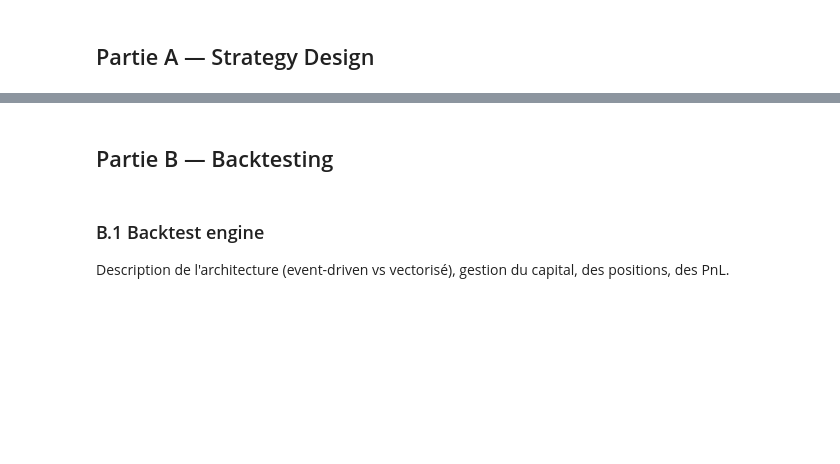
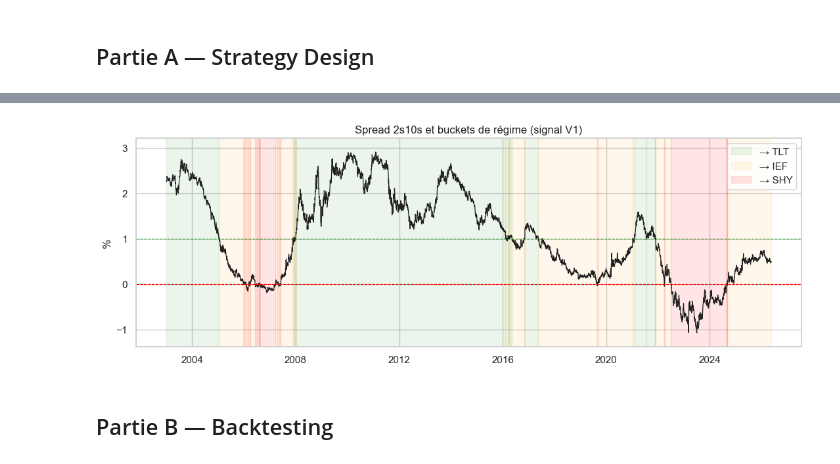
Before and after one commit to jbouniol/financial-engineering-lbo, a Jupyter notebook: notebooks/02_backtest_and_strategy.ipynb, the cells around one changed output, grey strips where cells are left out. Drawn from its saved outputs; the diff is of its cells as text; code cells hidden in the pictures; blank space fills up the shorter version.

Commit message:
backtesting and strategy

```diff
--- a/notebooks/02_backtest_and_strategy.ipynb
+++ b/notebooks/02_backtest_and_strategy.ipynb
@@ -6,0 +7,26 @@ C'est le notebook qui rapporte le plus de points (Backtesting = 15 pts notebook
+# %%
+import sys
+from pathlib import Path
+
+ROOT = Path.cwd().parent
+if str(ROOT) not in sys.path:
+    sys.path.insert(0, str(ROOT))
+
+import numpy as np
+import pandas as pd
+import matplotlib.pyplot as plt
+import seaborn as sns
+
+from src.data import load_all
+from src.backtest import (
+    signal_v1, signal_v4, run_backtest, perf_metrics, buy_and_hold,
+    monthly_to_daily_weights, UNIVERSE, ANN,
+)
+
+sns.set_theme(style="whitegrid", context="notebook")
+np.random.seed(42)
+
+data = load_all()
+prices, yields = data["prices"], data["yields_aligned"]
+spread = yields["DGS10"] - yields["DGS2"]
+print("Univers :", UNIVERSE, "| jours :", len(prices), "| spread tail :", round(spread.iloc[-1], 2))
@@ -29,5 +111,17 @@ Liste explicite (liquidité, stationnarité, absence de régime change, etc.).
+# %%
+fig, ax = plt.subplots(figsize=(11, 4))
+ax.plot(spread.index, spread.values, color="#222", lw=0.9)
+ax.axhline(0, color="red", lw=0.8, ls="--")
+ax.axhline(1.0, color="green", lw=0.8, ls="--")
+ax.fill_between(spread.index, -2, 5, where=spread > 1, color="green", alpha=0.08, label="→ TLT")
+ax.fill_between(spread.index, -2, 5, where=(spread > 0) & (spread <= 1), color="orange", alpha=0.08, label="→ IEF")
+ax.fill_between(spread.index, -2, 5, where=spread <= 0, color="red", alpha=0.10, label="→ SHY")
+ax.set_ylim(spread.min() - 0.3, spread.max() + 0.3)
+ax.set_title("Spread 2s10s et buckets de régime (signal V1)")
+ax.set_ylabel("%")
+ax.legend(loc="upper right")
+plt.tight_layout()
+# %% [output]
+[figure, added]
 # %% [markdown]
 ## Partie B — Backtesting
-# %% [markdown]
-### B.1 Backtest engine
-Description de l'architecture (event-driven vs vectorisé), gestion du capital, des positions, des PnL.
```
Also changed, not shown: parts of 36 cells of this notebook, 1 other file.
